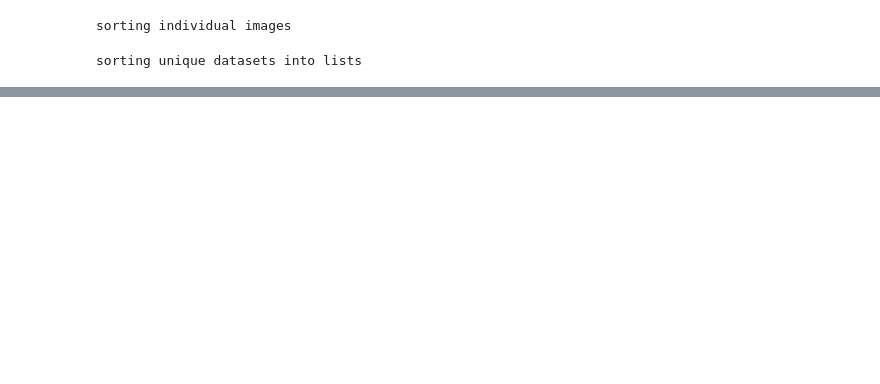
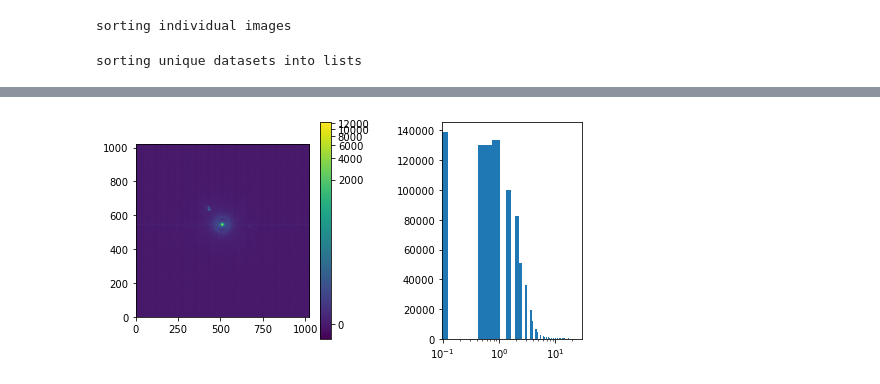
Before and after one commit to wbalmer/diskShapers, a Jupyter notebook: astroCalib/VisAO_Trapezium.ipynb, the cells around one changed output, grey strips where cells are left out. Drawn from its saved outputs; the diff is of its cells as text; code cells hidden in the pictures; blank space fills up the shorter version.

```diff
--- a/astroCalib/VisAO_Trapezium.ipynb
+++ b/astroCalib/VisAO_Trapezium.ipynb
@@ -75,6 +80,6 @@ for i in range(len(VisAO_darks)):
 # %%
 # introduce median combine function
-def mediancombine(filelist, norm=False, sub=False):
+def mediancombine(filelist, norm=False):
     '''
     median combine frames, can norm for flats or not
     '''
@@ -87,8 +92,6 @@ def mediancombine(filelist, norm=False, sub=False):
     # fill cube with images in filelist
     for ii in range(0, n):
         im = fits.getdata(filelist[ii])
-        if sub is not False:
-            subim = im-sub
         if norm is True:
             im /= np.nanmedian(im)
         fits_stack[:, :, ii] = im
@@ -181,0 +187,28 @@ plt.imshow(night_meds[0], norm=ImageNormalize(stretch=LogStretch()), origin='low
+# %%
+# dark subtract and save as cube
+for i in trange(len(obs2)):
+    sci_ims = obs2[i]
+    dark_ims = darks[i]
+    dark = master_darks[i]
+    firstim = sci_ims[0]
+    first_frame_data, firstheader = fits.getdata(firstim, header=True)
+    date = firstheader['DATE-OBS'].split('T')[0]
+    targ = firstheader['OBJECT']
+    expt = firstheader['EXPTIME']
+    newroot = firstim.replace('\\science'+str(round(expt, 5))+'s\\'+firstim.split('\\')[-1], '\\')
+    newpath = newroot+targ+'_'+date+'_'+'darksub_cube.fit'
+
+    n = len(sci_ims)
+    imsize_y, imsize_x = first_frame_data.shape
+    fits_stack = np.zeros((n, imsize_y, imsize_x))
+    for ii in range(0, n):
+        im = fits.getdata(sci_ims[ii])
+        fits_stack[ii, :, :] = im - dark
+
+    # delete raw data to save space
+    for im in sci_ims:
+        os.remove(im)
+    for dark in dark_ims:
+        os.remove(dark)
+
+    fits.writeto(newpath, fits_stack, firstheader, overwrite=True)
@@ -181,0 +232,4 @@ plt.imshow(night_meds[0], norm=ImageNormalize(stretch=LogStretch()), origin='low
+# %%
+imgandhist(np.nanmedian(fits_stack[0:10], axis=0), log=True)
+# %% [output]
+[figure, added]
```
Also changed, not shown: parts of 13 cells of this notebook.
